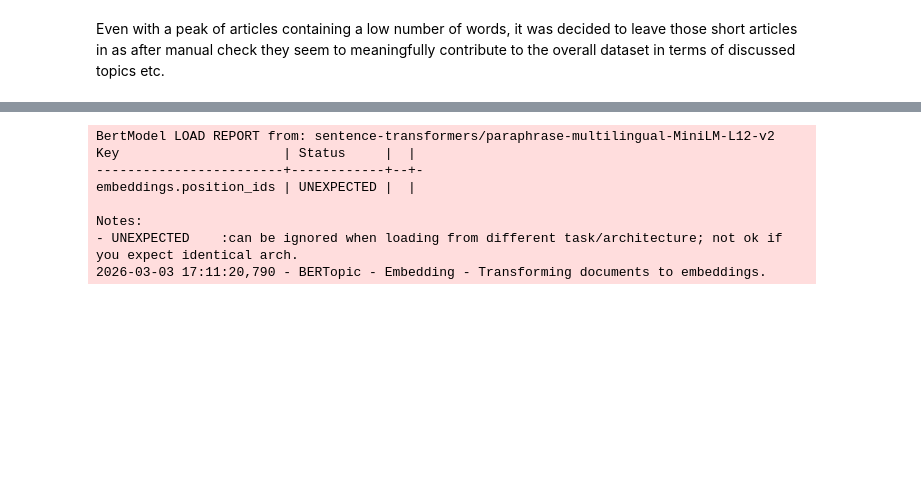
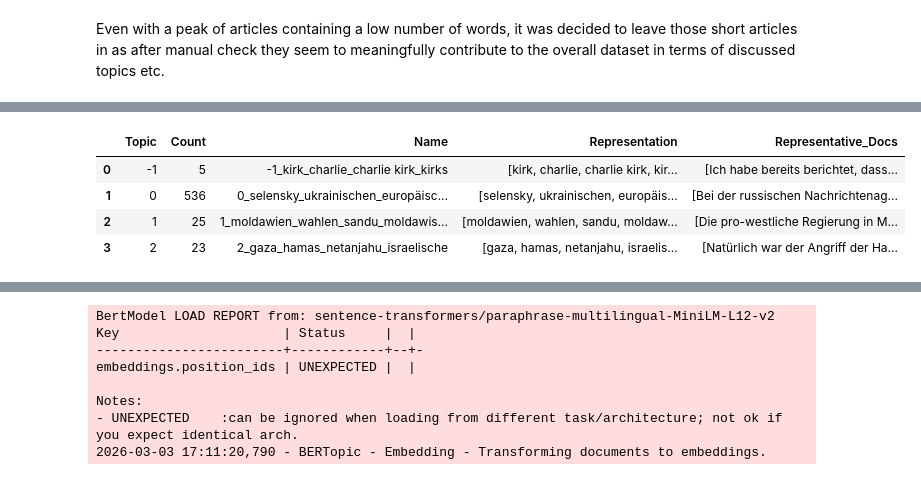
Before and after one commit to mattishaumann/Thesis, a Jupyter notebook: data preprocessing/05_Antispiegel.ipynb, the cells around one changed output, grey strips where cells are left out. Saved outputs shown, nothing was run; the diff lists cells and outputs as text; code cells hidden in the pictures; blank space fills up the shorter version.

```diff
--- a/data preprocessing/05_Antispiegel.ipynb
+++ b/data preprocessing/05_Antispiegel.ipynb
@@ -393,0 +409,12 @@ from BERTopic.bertopic_pipeline import run_bertopic_pipeline
+# %%
+# 1) BERTopic on full article text
+result_full_text = run_bertopic_pipeline(
+    df=df_clean,
+    text_col="Text",
+    config=BERTopicConfig(),
+    id_col="URL",
+    source_name="Antispiegel",
+)
+
+# Keep downstream notebook cells unchanged (they use `result`)
+result_as = result_full_text
@@ -393,0 +438,9 @@ from BERTopic.bertopic_pipeline import run_bertopic_pipeline
+# %%
+topic_info = result_as["topic_info"]
+topic_info.head(20)
+# %% [output]
+|  | Topic | Count | Name | Representation | Representative_Docs |
+| 0 | -1 | 5 | -1_kirk_charlie_charlie kirk_kirks | [kirk, charlie, charlie kirk, kir... | [Ich habe bereits berichtet, dass... |
+| 1 | 0 | 536 | 0_selensky_ukrainischen_europäisc... | [selensky, ukrainischen, europäis... | [Bei der russischen Nachrichtenag... |
+| 2 | 1 | 25 | 1_moldawien_wahlen_sandu_moldawis... | [moldawien, wahlen, sandu, moldaw... | [Die pro-westliche Regierung in M... |
+| 3 | 2 | 23 | 2_gaza_hamas_netanjahu_israelische | [gaza, hamas, netanjahu, israelis... | [Natürlich war der Angriff der Ha... |
```
Also changed, not shown: parts of 9 cells of this notebook, 28 other files.
